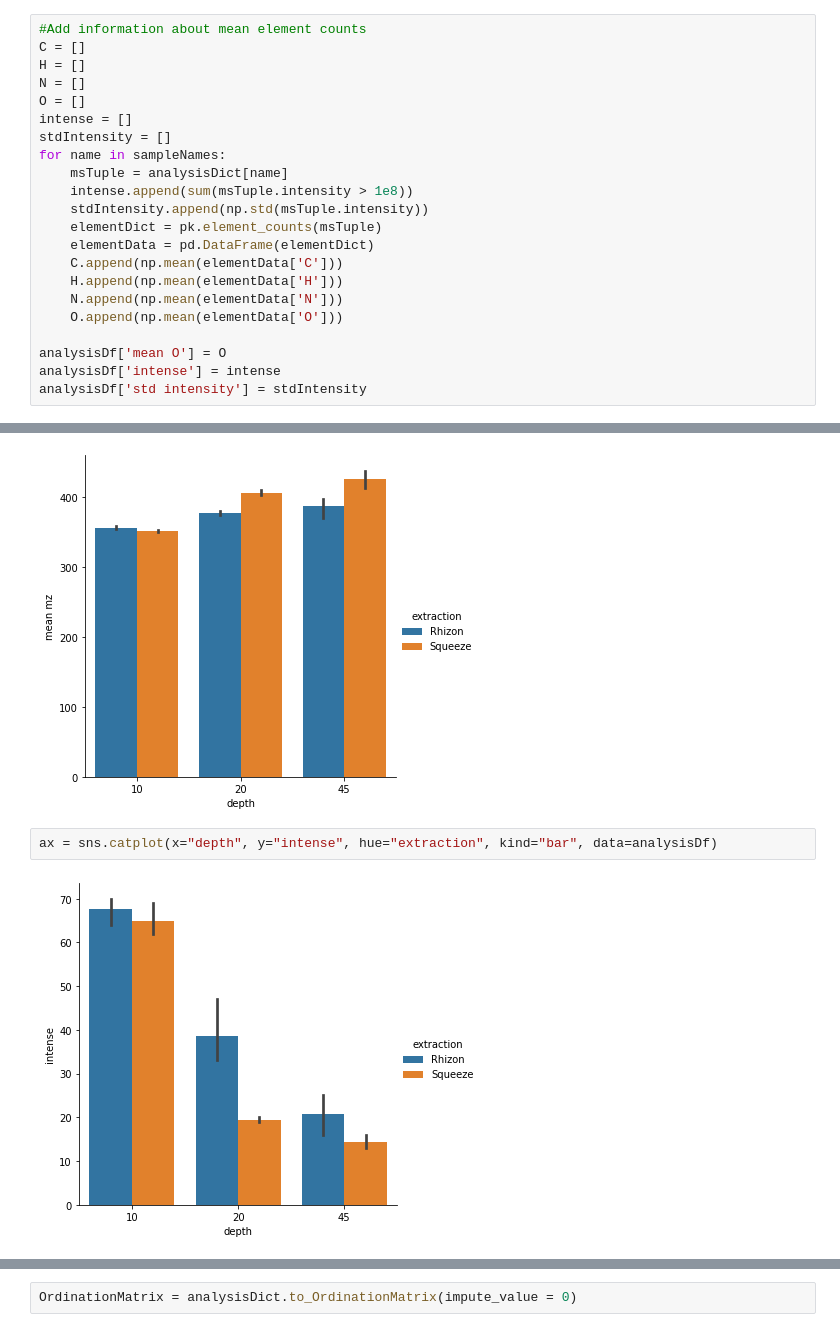
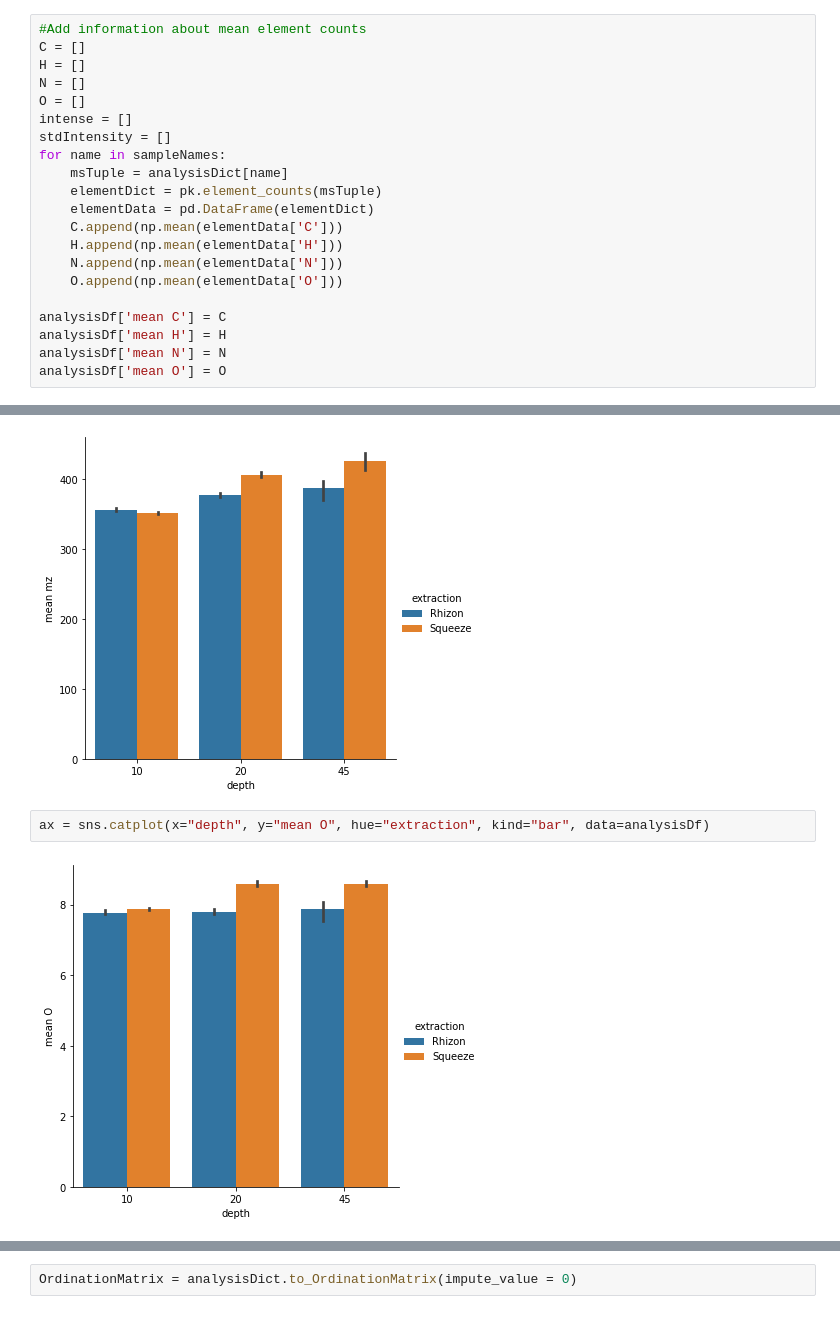
Before and after one commit to Kzra/pykrev, a Jupyter notebook: docs/batch_analysis_with_pykrev/BatchAnalysisWithPyKrev.ipynb, the cells around one changed output, grey strips where cells are left out. Saved outputs shown, nothing was run; the diff lists cells and outputs as text.

```diff
--- a/docs/batch_analysis_with_pykrev/BatchAnalysisWithPyKrev.ipynb
+++ b/docs/batch_analysis_with_pykrev/BatchAnalysisWithPyKrev.ipynb
@@ -40,8 +104,6 @@ intense = []
 stdIntensity = []
 for name in sampleNames:
     msTuple = analysisDict[name]
-    intense.append(sum(msTuple.intensity > 1e8))
-    stdIntensity.append(np.std(msTuple.intensity))
     elementDict = pk.element_counts(msTuple)
     elementData = pd.DataFrame(elementDict)
     C.append(np.mean(elementData['C']))
@@ -49,9 +111,10 @@ for name in sampleNames:
     N.append(np.mean(elementData['N']))
     O.append(np.mean(elementData['O']))
 
+analysisDf['mean C'] = C
+analysisDf['mean H'] = H
+analysisDf['mean N'] = N
 analysisDf['mean O'] = O
-analysisDf['intense'] = intense
-analysisDf['std intensity'] = stdIntensity
 # %%
 #Add information about sample diversity
 simpson = []
@@ -72,6 +137,6 @@ ax = sns.catplot(x="depth", y="mean mz", hue="extraction", kind="bar", data=anal
 # %% [output]
 [figure]
 # %%
-ax = sns.catplot(x="depth", y="intense", hue="extraction", kind="bar", data=analysisDf)
+ax = sns.catplot(x="depth", y="mean O", hue="extraction", kind="bar", data=analysisDf)
 # %% [output]
-[figure, old version]
+[figure, new version]
```
Also changed, not shown: parts of 16 cells of this notebook, 1 other file.
